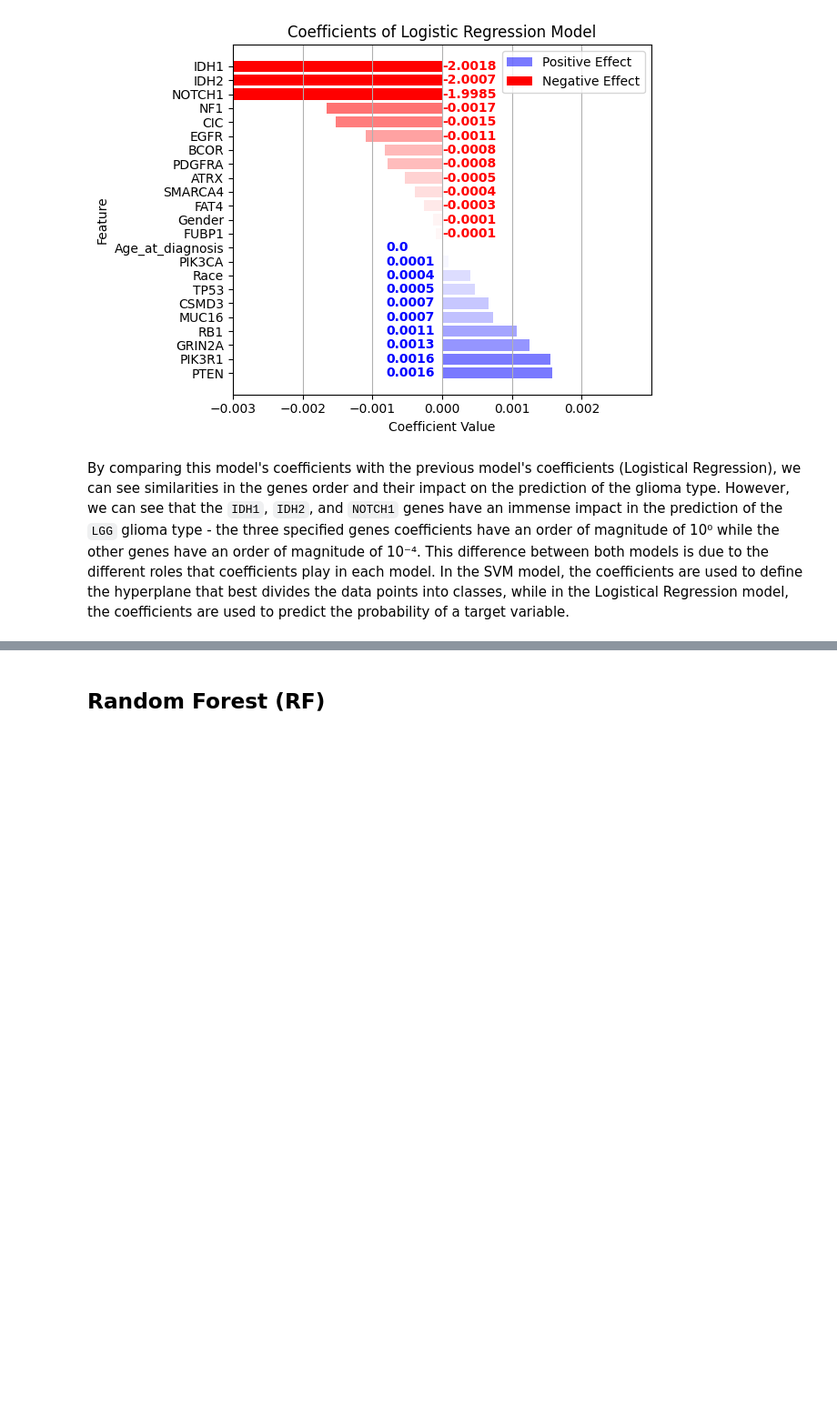
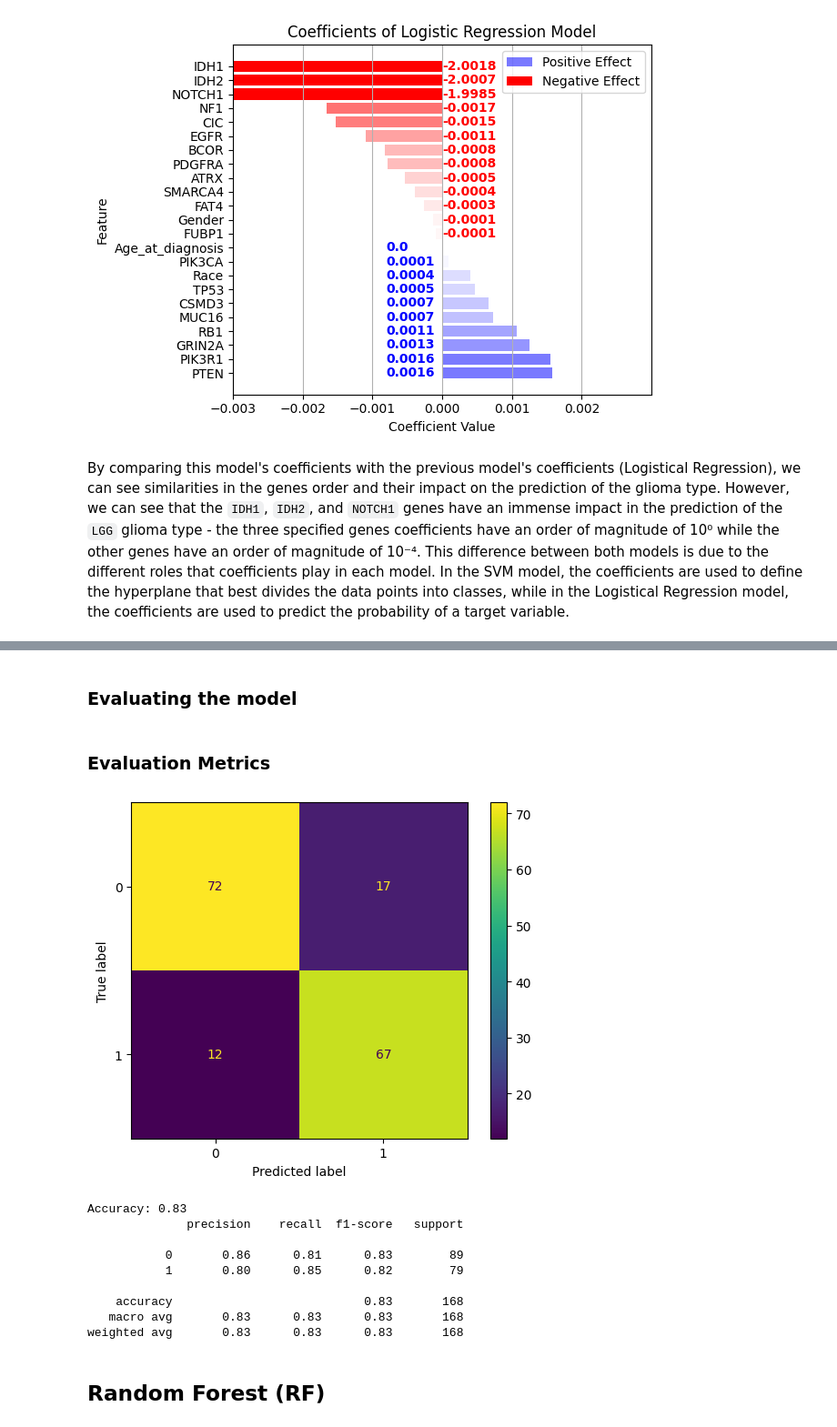
Before and after one commit to diogotvf7/feup-ia-project2, a Jupyter notebook: glioma_classification.ipynb, the cells around one changed output, grey strips where cells are left out. Shown at 91% size. Drawn from its saved outputs; the diff is of its cells as text; code cells hidden in the pictures; blank space fills up the shorter version.

```diff
--- a/glioma_classification.ipynb
+++ b/glioma_classification.ipynb
@@ -333,3 +331,33 @@ By comparing this model's coefficients with the previous model's coefficients (L
+# %% [markdown]
+### Evaluating the model
+# %%
+from sklearn.neighbors import KNeighborsClassifier
+
+model = KNeighborsClassifier(n_neighbors=7, metric='minkowski')
+model.fit(X_train, y_train)
+
+y_pred = model.predict(X_test)
+# %% [markdown]
+### Evaluation Metrics
+# %%
+cm = confusion_matrix(y_test, y_pred)
+disp = ConfusionMatrixDisplay(confusion_matrix=cm)
+disp.plot()
+plt.show()
+
+print(f"Accuracy: {accuracy_score(y_test, y_pred):.2f}")
+print(classification_report(y_test, y_pred))
+# %% [output]
+[figure, added]
+Accuracy: 0.83
+              precision    recall  f1-score   support
+
+           0       0.86      0.81      0.83        89
+           1       0.80      0.85      0.82        79
+
+    accuracy                           0.83       168
+   macro avg       0.83      0.83      0.83       168
+weighted avg       0.83      0.83      0.83       168
 # %% [markdown]
 ## Random Forest (RF)
 # %% [markdown]
```
Also changed, not shown: parts of 5 cells of this notebook, 2 other files.
